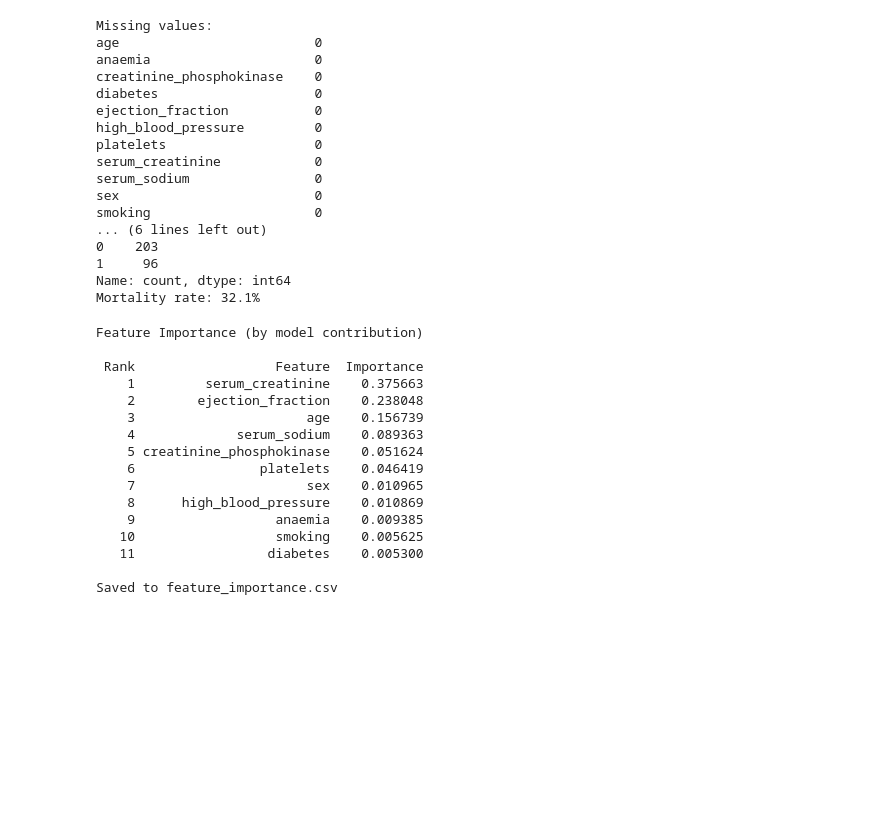
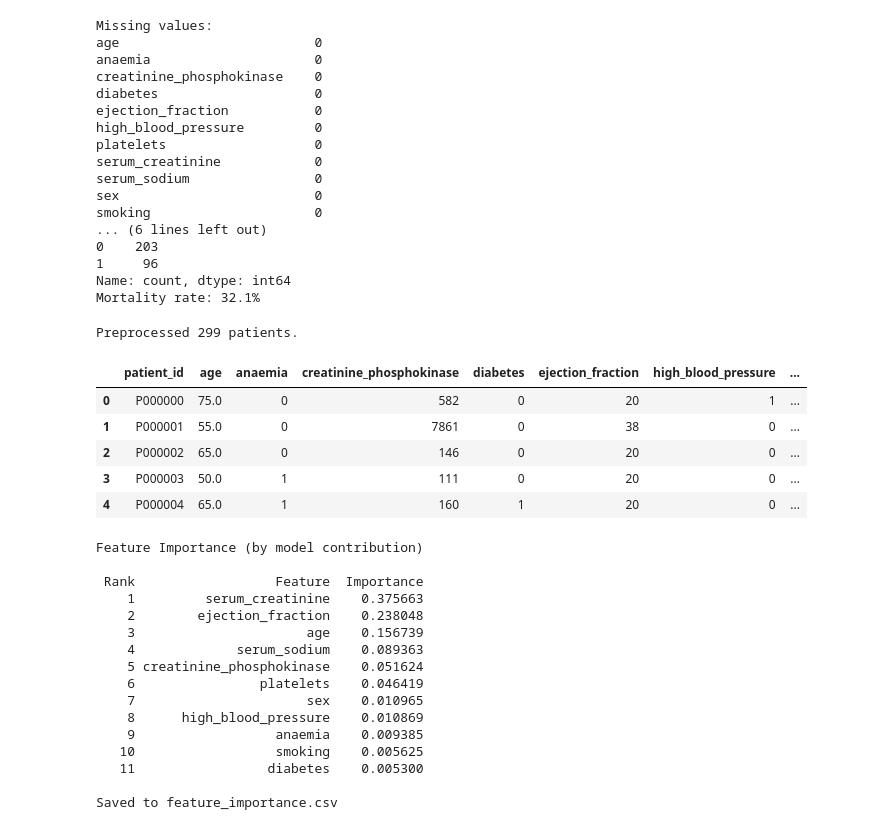
Before and after one commit to NvyGreen/HeartGuard, a Jupyter notebook: notebooks/template_heart_failure.ipynb, the cells around one changed output. Saved outputs shown, nothing was run; the diff lists cells and outputs as text; code cells hidden in the pictures; blank space fills up the shorter version.

```diff
--- a/notebooks/template_heart_failure.ipynb
+++ b/notebooks/template_heart_failure.ipynb
@@ -89,30 +89,37 @@ Mortality rate: 32.1%
 # %%
 # ── Preprocessing ─────────────────────────────────────────────────────────────
 # TODO: prepare data for modeling
 # Things to consider:
 # - No missing values — lucky!
 # - Feature scaling (important for some models)
 # - Include or exclude 'time'? Why?
 # - Small dataset — consider cross-validation over a single train/test split
 
 # your code here
 
 # Validate Columns
 req_cols = {'age', 'anaemia', 'creatinine_phosphokinase', 'diabetes', 'ejection_fraction', 'high_blood_pressure', 'platelets', 'serum_creatinine', 'serum_sodium', 'sex', 'smoking', 'time', 'DEATH_EVENT'}
 if not req_cols.issubset(df.columns):
-    raise
+    raise ValueError("Missing required columns")
 
-# Handle null values (just in case)
 df.fillna(0, inplace=True)
 
-# Derive patient IDs
 if 'patient_id' in df.columns:
     df.drop(columns=['patient_id'], inplace=True)
-df.insert(0, 'patient_id', 'P000000')
 
-cols = df.shape[0]
-for col in range(cols):
-    df.at[col, 'patient_id'] = f'P{col:06d}'
+# Generate all IDs at once instead of one at a time
+df.insert(0, 'patient_id', [f'P{i:06d}' for i in range(len(df))])
+
+print(f"Preprocessed {len(df)} patients.")
+df.head()
+# %% [output]
+Preprocessed 299 patients.
+|  | patient_id | age | anaemia | creatinine_phosphokinase | diabetes | ejection_fraction | high_blood_pressure | ... |
+| 0 | P000000 | 75.0 | 0 | 582 | 0 | 20 | 1 | ... |
+| 1 | P000001 | 55.0 | 0 | 7861 | 0 | 38 | 0 | ... |
+| 2 | P000002 | 65.0 | 0 | 146 | 0 | 20 | 0 | ... |
+| 3 | P000003 | 50.0 | 1 | 111 | 0 | 20 | 0 | ... |
+| 4 | P000004 | 65.0 | 1 | 160 | 1 | 20 | 0 | ... |
 # %%
 # ── Model ─────────────────────────────────────────────────────────────────────
 # TODO: build and train your model
```
Also changed, not shown: parts of 1 cell of this notebook, 2 other files.
